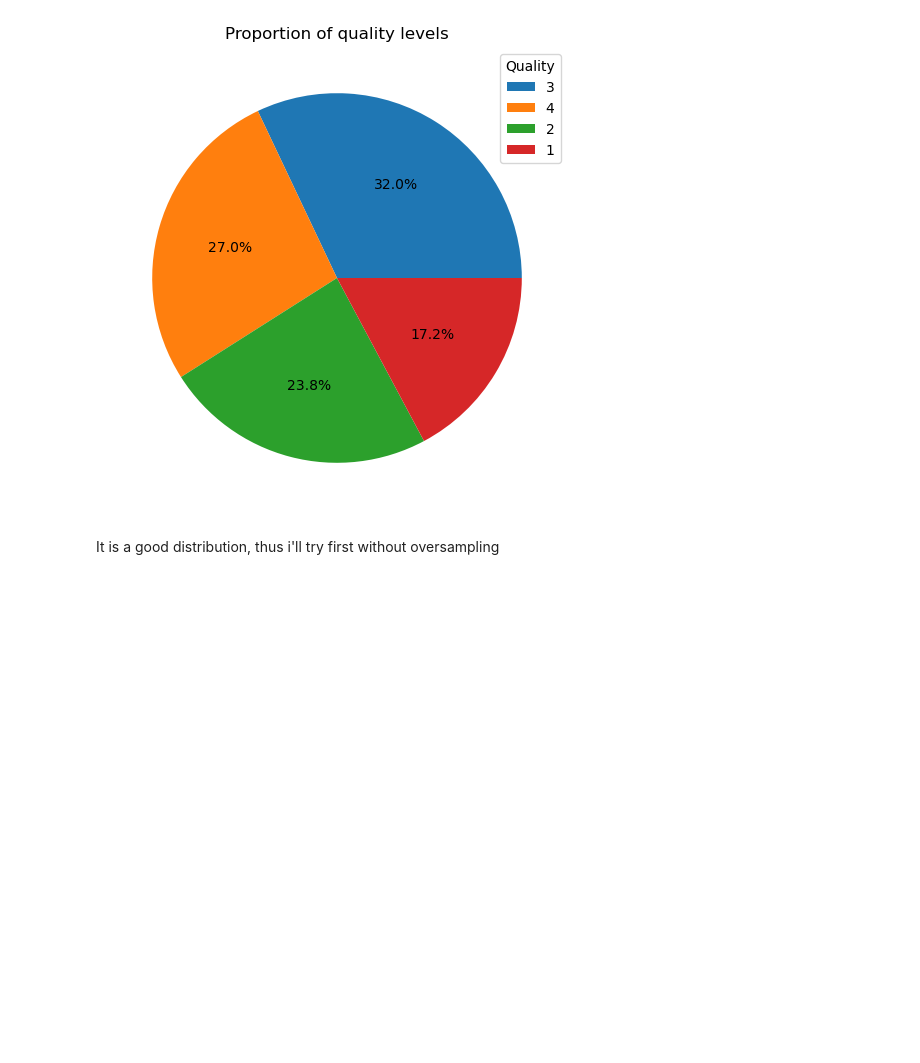
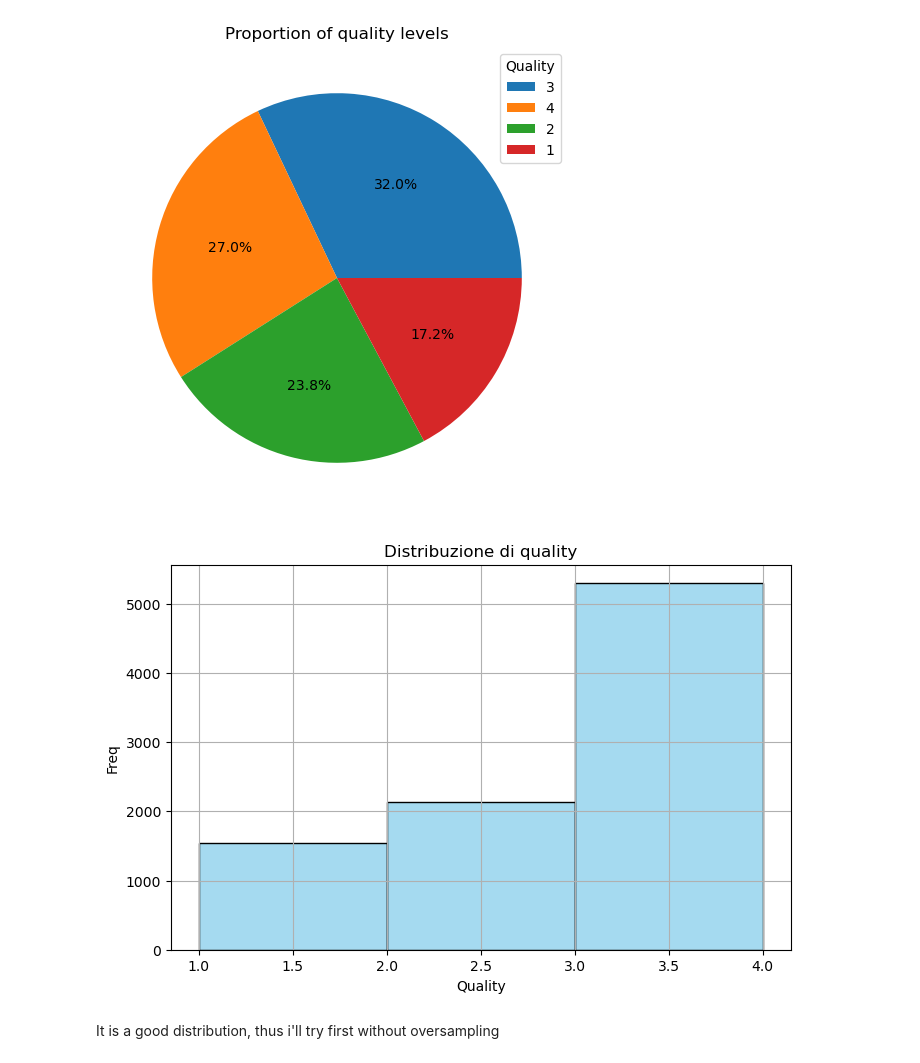
Before and after one commit to maryluuuu/Data-Analytics-Challenge, a Jupyter notebook: gea/less_classes.ipynb, the cells around one changed output. Saved outputs shown, nothing was run; the diff lists cells and outputs as text; code cells hidden in the pictures; blank space fills up the shorter version.

```diff
--- a/gea/less_classes.ipynb
+++ b/gea/less_classes.ipynb
@@ -120,6 +120,16 @@ plt.legend(labels=count.index, title="Quality", loc="best")
 plt.show()
 # %% [output]
 [figure]
+# %%
+plt.figure(figsize=(8, 5))
+sns.histplot(data['quality'], bins=range(data['quality'].min(), data['quality'].max()+1), color='skyblue')
+plt.title("Distribuzione di quality")
+plt.xlabel("Quality")
+plt.ylabel("Freq")
+plt.grid(True)
+plt.show()
+# %% [output]
+[figure, added]
 # %% [markdown]
 It is a good distribution, thus i'll try first without oversampling
 # %%
```
Also changed, not shown: parts of 1 cell of this notebook, 4 other files.
